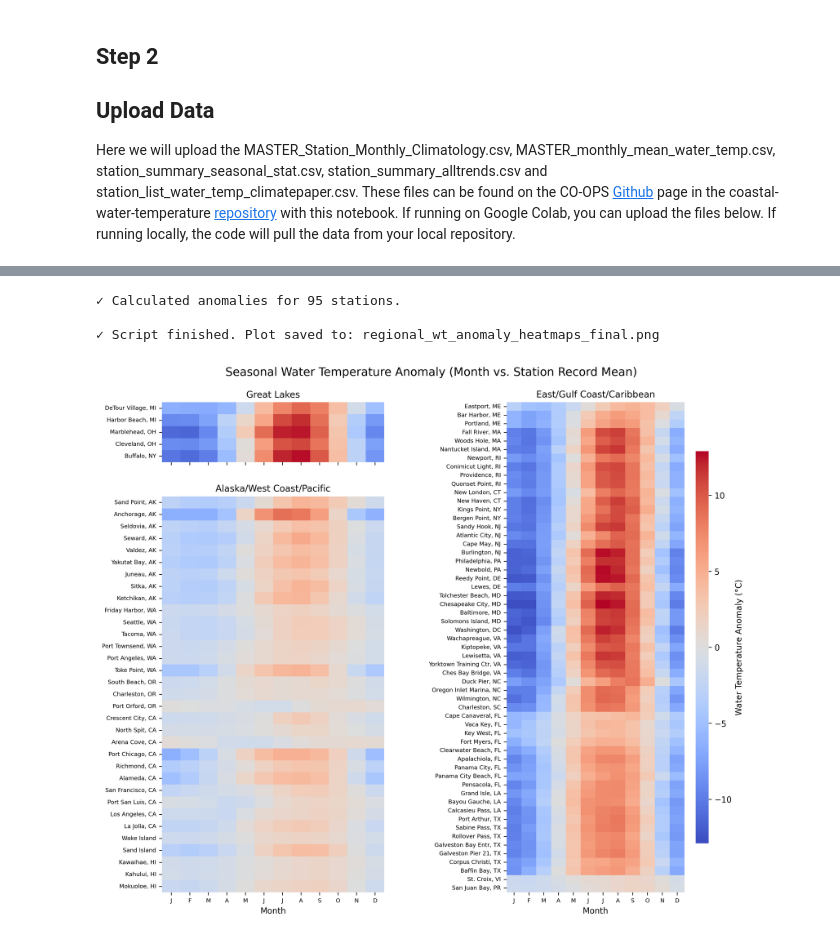
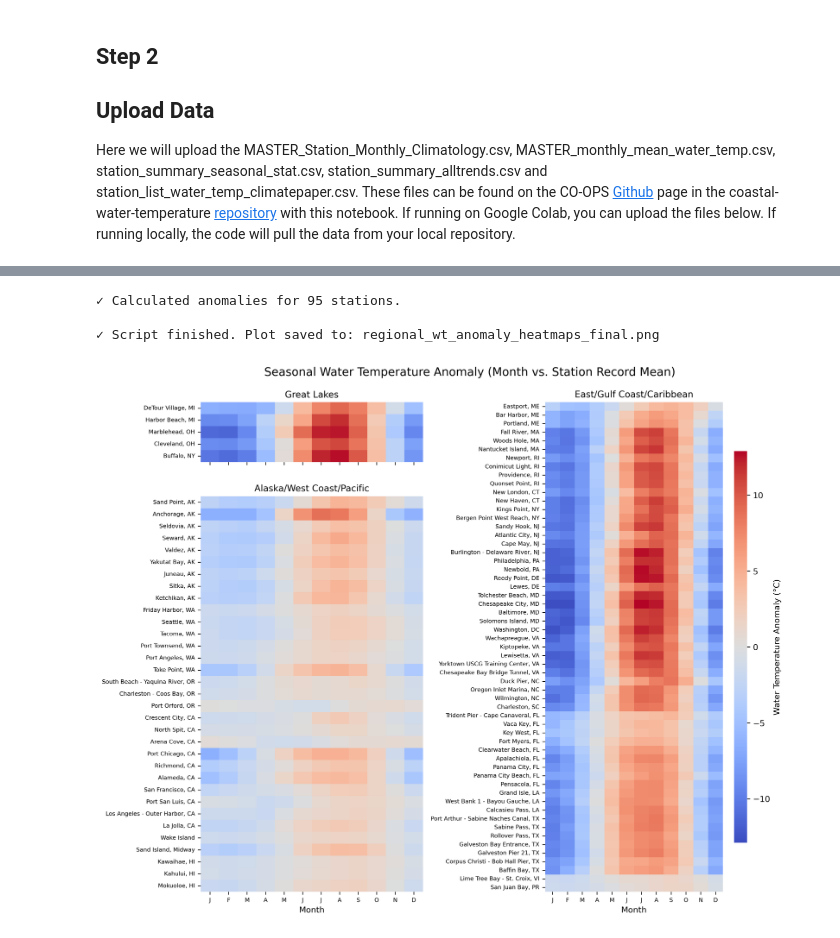
Before and after one commit to NOAA-CO-OPS/coastal-water-temperature, a Jupyter notebook: Seasonality and Trends Publication/Coastal_temp_seasonality_trend_regional_graphics.ipynb, the cells around one changed output, grey strips where cells are left out. Cells and saved outputs as stored; diff of their text form; code cells hidden in the pictures.

Commit message:
Updated data to 2025 and updated metadata

```diff
--- a/Seasonality and Trends Publication/Coastal_temp_seasonality_trend_regional_graphics.ipynb
+++ b/Seasonality and Trends Publication/Coastal_temp_seasonality_trend_regional_graphics.ipynb
@@ -109,7 +90,6 @@ Saving station_list_water_temp_climatepaper.csv to station_list_water_temp_clima
 # --- Configuration ---
 MASTER_CLIM_CSV = 'MASTER_Station_Monthly_Climatology.csv'
 MASTER_MEAN_CSV = 'MASTER_monthly_mean_water_temp.csv'
-STATION_METADATA_CSV = 'station_list_water_temp_climatepaper.csv'
 OUTPUT_PLOT_PATH = 'regional_wt_anomaly_heatmaps_final.png'
 
 region_map = {
@@ -159,13 +139,13 @@ anomaly_df['station'] = anomaly_df['station'].astype(str)
 print(f"✓ Calculated anomalies for {len(anomaly_df['station'].unique())} stations.")
 
 # --- Prepare Data for Regional Plotting ---
-meta_df = pd.read_csv(STATION_METADATA_CSV)
-meta_df['id'] = meta_df['id'].astype(str)
+meta_df = pd.read_excel('Metadata and output results.xlsx', sheet_name='Station inventory')
+meta_df['id'] = meta_df['station_id'].astype(str)
 
-merged_df = pd.merge(anomaly_df, meta_df[['id', 'master_region', 'display_name']], left_on='station', right_on='id')
+merged_df = pd.merge(anomaly_df, meta_df[['id', 'region', 'station_name']], left_on='station', right_on='id')
 
 heatmap_data = merged_df.pivot_table(
-    index=['id', 'master_region', 'display_name'],
+    index=['id', 'region', 'station_name'],
     columns='month',
     values='anomaly'
 )
@@ -173,7 +153,7 @@ heatmap_data = merged_df.pivot_table(
 # --- Reusable Plotting Function ---
 def plot_heatmap_panel(ax, data, title, vmin, vmax, show_cbar=False, show_xlabel=False):
     """Helper function to draw a heatmap panel for a given region."""
-    station_labels = data.index.get_level_values('display_name')
+    station_labels = data.index.get_level_values('station_name')
     sns.heatmap(data, ax=ax, cmap="coolwarm", vmin=vmin, vmax=vmax, center=0,
                 annot=False, cbar=show_cbar,
                 cbar_kws={"shrink": 0.8, "aspect": 30, "label": "Water Temperature Anomaly (°C)"})
@@ -195,9 +175,9 @@ def plot_heatmap_panel(ax, data, title, vmin, vmax, show_cbar=False, show_xlabel
 # --- Create Figure and Plot Panels ---
 
 # Filter data by region
-data_east = heatmap_data[heatmap_data.index.get_level_values('master_region').isin(region_map["East/Gulf/CAR"])]
-data_gl = heatmap_data[heatmap_data.index.get_level_values('master_region').isin(region_map["Great Lakes"])]
-data_west = heatmap_data[heatmap_data.index.get_level_values('master_region').isin(region_map["Alaska/West/PAC"])]
+data_east = heatmap_data[heatmap_data.index.get_level_values('region').isin(region_map["East/Gulf/CAR"])]
+data_gl = heatmap_data[heatmap_data.index.get_level_values('region').isin(region_map["Great Lakes"])]
+data_west = heatmap_data[heatmap_data.index.get_level_values('region').isin(region_map["Alaska/West/PAC"])]
 
 # Reverse order for specific visual preference
 data_gl = data_gl.iloc[::-1]
@@ -217,34 +197,34 @@ gs = fig.add_gridspec(2, 2,
 
 ax_east = fig.add_subplot(gs[:, 1])
 ax_gl = fig.add_subplot(gs[0, 0])
 ax_west = fig.add_subplot(gs[1, 0], sharex=ax_gl)
 
 # Plot panels
 plot_heatmap_panel(ax_east, data_east, "East/Gulf Coast/Caribbean", -v_abs_max, v_abs_max, show_cbar=True, show_xlabel=True)
 plot_heatmap_panel(ax_gl, data_gl, "Great Lakes", -v_abs_max, v_abs_max)
 plot_heatmap_panel(ax_west, data_west, "Alaska/West Coast/Pacific", -v_abs_max, v_abs_max, show_xlabel=True)
 
 plt.setp(ax_gl.get_xticklabels(), visible=False)
 
 # --- Final Touches and Save ---
 fig.suptitle("Seasonal Water Temperature Anomaly (Month vs. Station Record Mean)",
              fontsize=suptitleFontsize, y=0.97)
 
 fig.subplots_adjust(top=0.91, bottom=0.08, left=0.12, right=0.92, hspace=0.35, wspace=0.6)
 
 try:
     # bbox_inches='tight' helps ensure everything fits in the saved image
     plt.savefig(OUTPUT_PLOT_PATH, bbox_inches='tight')
     print(f"\n✓ Script finished. Plot saved to: {OUTPUT_PLOT_PATH}")
 except Exception as e:
     print(f"\n✗ Error saving plot: {e}")
 
 plt.show()
 # %% [output]
 ✓ Calculated anomalies for 95 stations.
 
 ✓ Script finished. Plot saved to: regional_wt_anomaly_heatmaps_final.png
-[figure, old version]
+[figure, new version]
 # %%
 # @title Summary graphic of seasonal variation metrics in coastal water temperature
 
```
Also changed, not shown: parts of 4 cells of this notebook, 8 other files.
